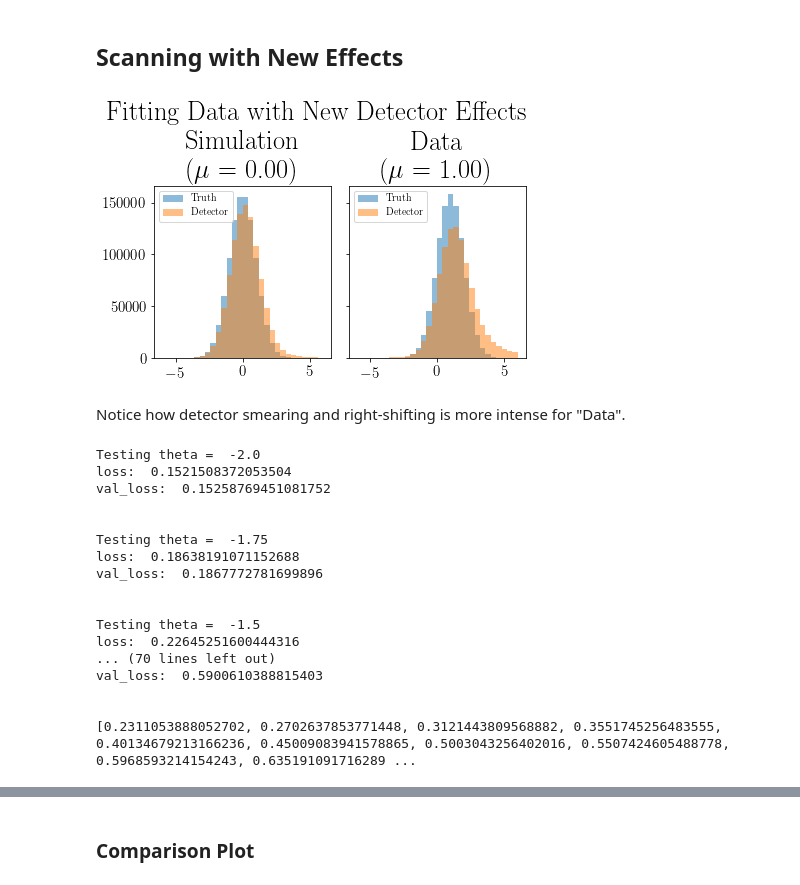
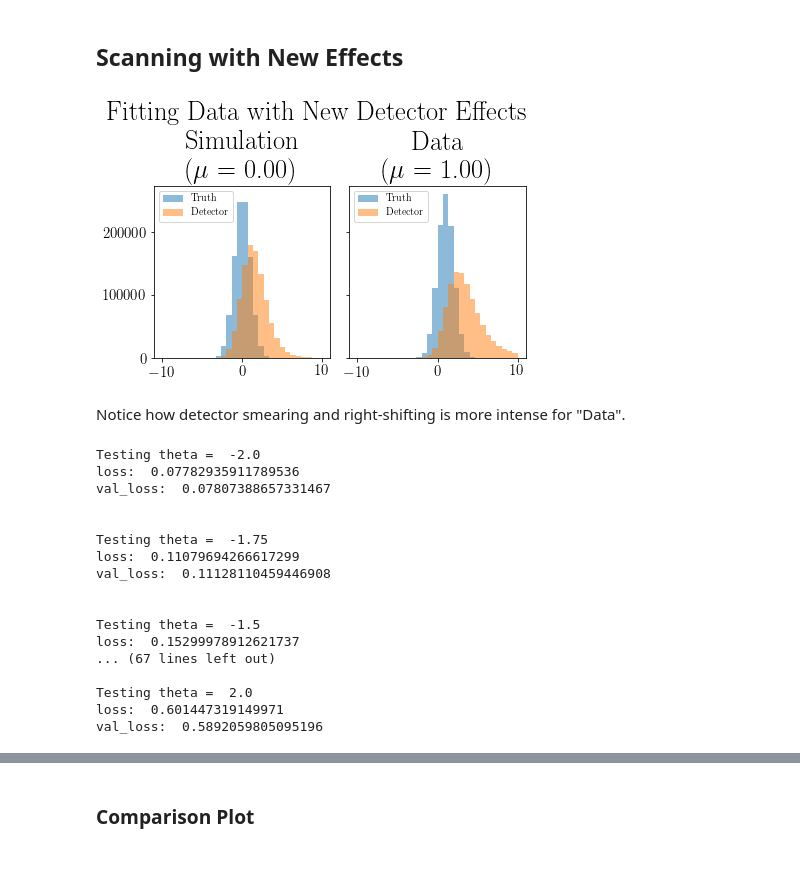
Before and after one commit to hep-lbdl/SRGN, a Jupyter notebook: GaussianExamples/GaussianAltFit-1D-ThetaDependentDetectorEffects.ipynb, the cells around one changed output, grey strips where cells are left out. Saved outputs shown, nothing was run; the diff lists cells and outputs as text; code cells hidden in the pictures.

```diff
--- a/GaussianExamples/GaussianAltFit-1D-ThetaDependentDetectorEffects.ipynb
+++ b/GaussianExamples/GaussianAltFit-1D-ThetaDependentDetectorEffects.ipynb
@@ -1033,7 +1038,7 @@ theta0_T_0 = np.random.normal(theta0_param, sigma, N)  # Truth Level Data
 theta0_T_1 = np.random.normal(0, nu(theta0_param), N)
 theta0_T = np.stack((theta0_T_0, theta0_T_1), axis=-1)
 
-theta0_D = np.array([(x[0] + np.random.normal(x[1]**2, x[1]**2))
+theta0_D = np.array([(x[0] + np.random.normal(4*abs(x[1]), x[1]**2))
                      for x in theta0_T])  # Detector smearing
 
 theta0 = np.hstack([theta0_T, np.expand_dims(theta0_D, axis=-1)])
@@ -1042,12 +1047,12 @@ theta1_T = np.random.normal(theta1_param, sigma, N)
 theta1_T_ep = np.random.normal(0, nu(theta1_param), N)
 theta1_T = np.stack((theta1_T, theta1_T_ep), axis=-1)
 
-theta1_D = np.array([(x[0] + np.random.normal(x[1]**2, x[1]**2))
+theta1_D = np.array([(x[0] + np.random.normal(4*abs(x[1]), x[1]**2))
                      for x in theta1_T])  # Detector smearing
 
 theta1 = np.hstack([theta1_T, np.expand_dims(theta1_D, axis=-1)])
 
-bins = np.linspace(-6, 6, 31)
+bins = np.linspace(-10, 10, 31)
 
 fig, axs = plt.subplots(1, 2, sharey=True, constrained_layout=True)
 fig.suptitle('Fitting Data with New Detector Effects')
@@ -1066,34 +1071,34 @@ axs[1].legend(prop=fontP, loc='upper left')
 plt.show()
 
 labels0 = np.zeros(len(theta0))
 labels1 = np.ones(len(theta1))
 
 xvals = np.concatenate([theta0, theta1])
 yvals = np.concatenate([labels0, labels1])
 
 X_train, X_test, y_train, y_test = train_test_split(xvals,
                                                     yvals,
                                                     test_size=0.5)
 X_train_theta, y_train_theta = shuffle(xvals, yvals)
 
 X_train_T, y_train_T = np.copy(X_train[:, :2]), y_train
 X_test_T, y_test_T = np.copy(X_test[:, :2]), y_test
 X_train_theta_T, y_train_theta_T = np.copy(X_train_theta[:, :2]), y_train_theta
 
 #' Erasing' Truth level for data, we can't actually observe this
 X_train[:, :2][y_train == 1], X_test[:, :2][y_test == 1] = 0., 0.
 X_train_theta[:, :2][y_train_theta == 1] = 0.
 
 # 'hiding' truth level for simulation in expected model output (used in reweighting)
 X_train_D, y_train_D = X_train[:, 2], np.hstack(
     [np.expand_dims(y_train, axis=-1), X_train[:, :2]])
 X_test_D, y_test_D = X_test[:, 2], np.hstack(
     [np.expand_dims(y_test, axis=-1), X_test[:, :2]])
 
 X_train_theta_D, y_train_theta_D = X_train_theta[:, 1], np.hstack(
     [np.expand_dims(y_train_theta, axis=-1), X_train_theta[:, :2]])
 # %% [output]
-[figure, old version]
+[figure, new version]
 # %% [markdown]
 Notice how detector smearing and right-shifting is more intense for "Data".
 # %%
@@ -1126,25 +1131,24 @@ for theta in thetas:
     print("val_loss: ", min_vlval)
     print("\n")
     pass
-print(lvals_D)
 # %% [output]
 Testing theta =  -2.0
-loss:  0.1521508372053504
-val_loss:  0.15258769451081752
+loss:  0.07782935911789536
+val_loss:  0.07807388657331467
 
 
 Testing theta =  -1.75
-loss:  0.18638191071152688
-val_loss:  0.1867772781699896
+loss:  0.11079694266617299
+val_loss:  0.11128110459446908
 
 
 Testing theta =  -1.5
-loss:  0.22645251600444316
-... (70 lines left out)
-val_loss:  0.5900610388815403
+loss:  0.15299978912621737
+... (67 lines left out)
 
-
-[0.2311053888052702, 0.2702637853771448, 0.3121443809568882, 0.3551745256483555, 0.40134679213166236, 0.45009083941578865, 0.5003043256402016, 0.5507424605488778, 0.5968593214154243, 0.635191091716289 ...
+Testing theta =  2.0
+loss:  0.601447319149971
+val_loss:  0.5892059805095196
 # %%
 plt.plot(thetas, lvals_D_new, label='Loss')
 plt.plot(thetas, vlvals_D_new, label='Validation Loss')
```
Also changed, not shown: parts of 35 cells of this notebook.
